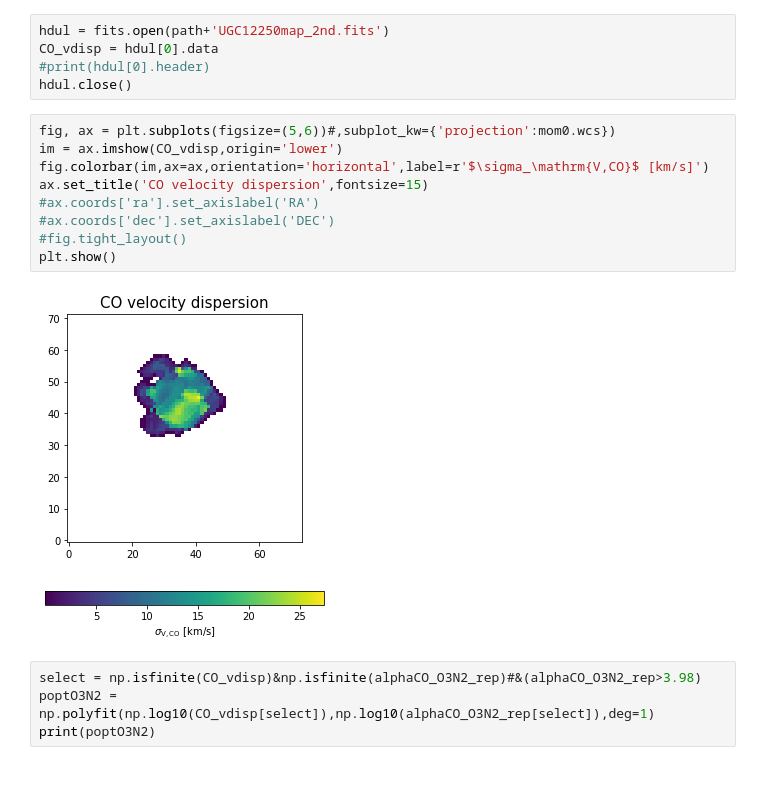
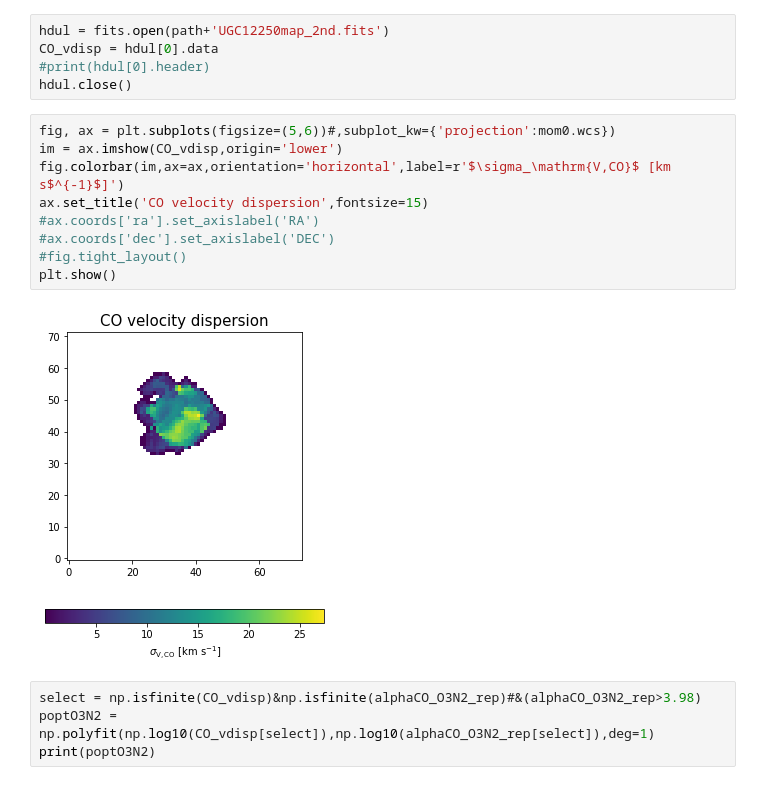
Before and after one commit to Bruno-Rodriguez/quenching-nearby-galaxies, a Jupyter notebook: astrophysical-properties.ipynb, the cells around one changed output. Saved outputs shown, nothing was run; the diff lists cells and outputs as text.

```diff
--- a/astrophysical-properties.ipynb
+++ b/astrophysical-properties.ipynb
@@ -708,14 +724,14 @@ hdul.close()
 # %%
 fig, ax = plt.subplots(figsize=(5,6))#,subplot_kw={'projection':mom0.wcs})
 im = ax.imshow(CO_vdisp,origin='lower')
-fig.colorbar(im,ax=ax,orientation='horizontal',label=r'$\sigma_\mathrm{V,CO}$ [km/s]')
+fig.colorbar(im,ax=ax,orientation='horizontal',label=r'$\sigma_\mathrm{V,CO}$ [km s$^{-1}$]')
 ax.set_title('CO velocity dispersion',fontsize=15)
 #ax.coords['ra'].set_axislabel('RA')
 #ax.coords['dec'].set_axislabel('DEC')
 #fig.tight_layout()
 plt.show()
 # %% [output]
-[figure, old version]
+[figure, new version]
 # %%
 select = np.isfinite(CO_vdisp)&np.isfinite(alphaCO_O3N2_rep)#&(alphaCO_O3N2_rep>3.98)
 poptO3N2 = np.polyfit(np.log10(CO_vdisp[select]),np.log10(alphaCO_O3N2_rep[select]),deg=1)
```
Also changed, not shown: parts of 19 cells of this notebook.
